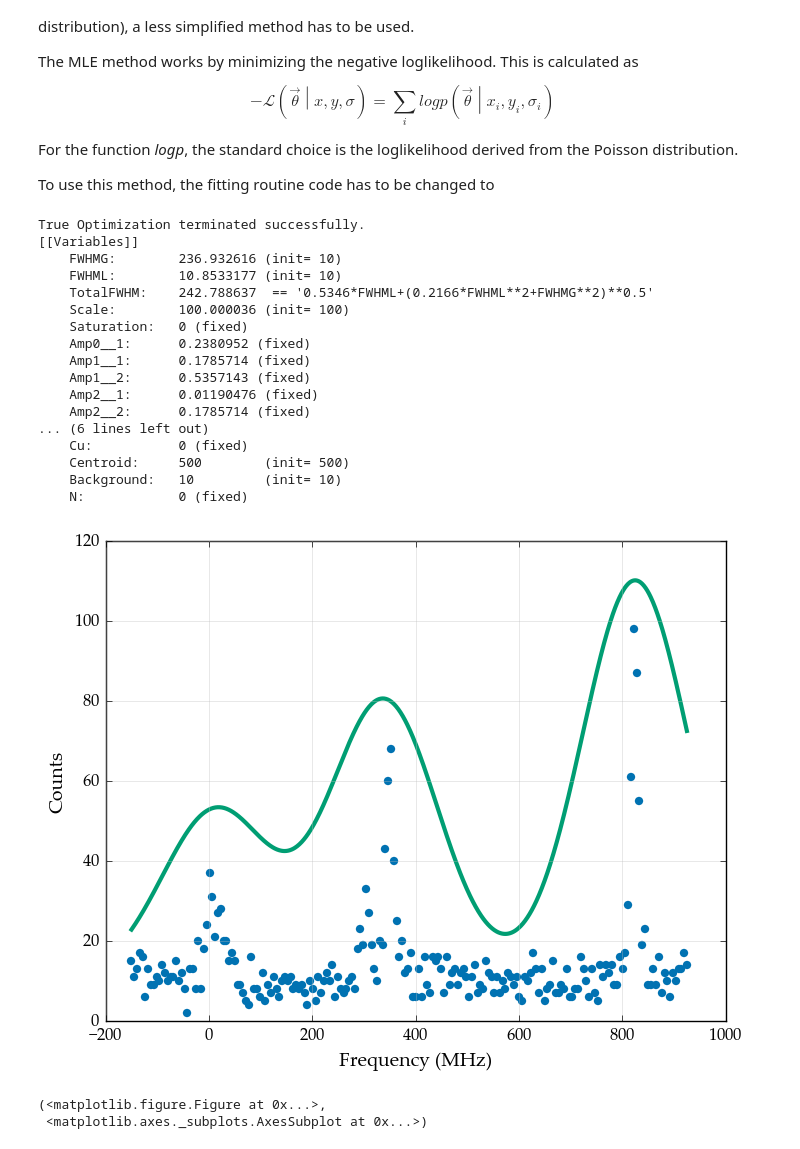
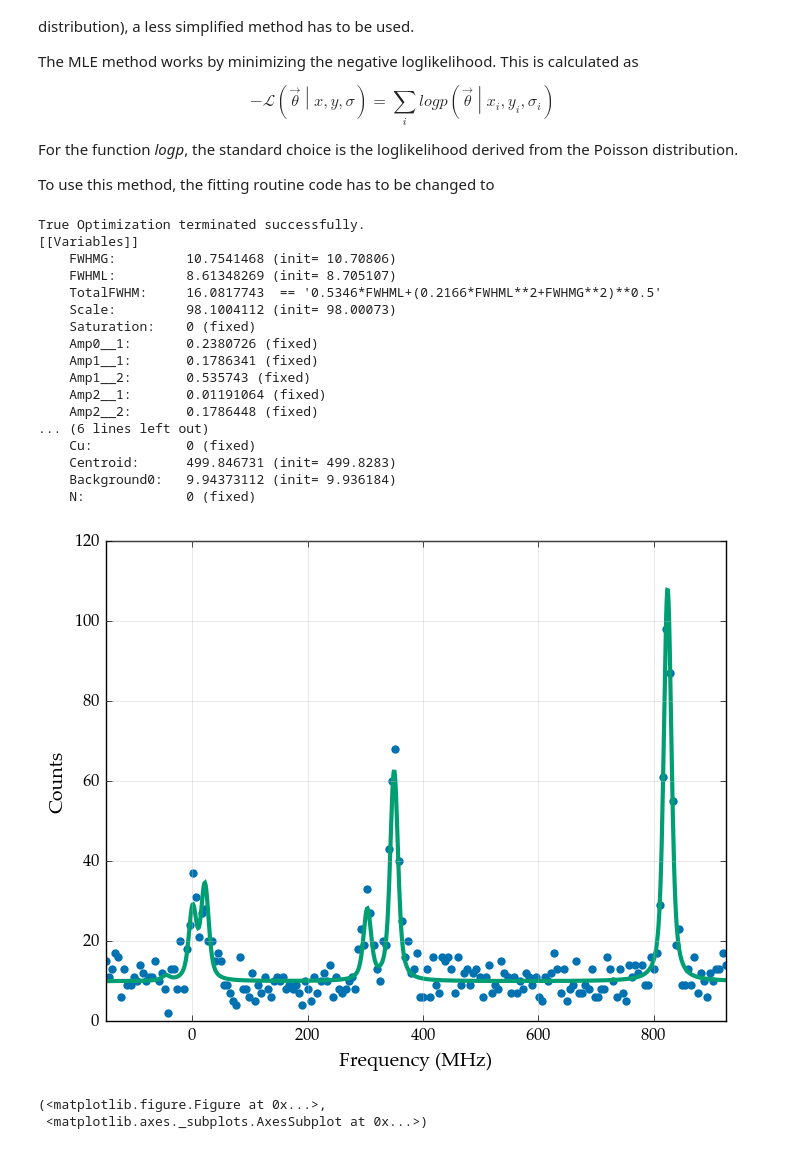
Before and after one commit to woutergins/satlas, a Jupyter notebook: doc/source/tutorials/fittingroutines_2.ipynb, the cells around one changed output. Saved outputs shown, nothing was run; the diff lists cells and outputs as text; code cells hidden in the pictures.

```diff
--- a/doc/source/tutorials/fittingroutines_2.ipynb
+++ b/doc/source/tutorials/fittingroutines_2.ipynb
@@ -29,7 +29,7 @@ fwhm = [10, 10]
 centroid = 500
 scale = 100
 
-basemodel = s.HFSModel(I, J, ABC, centroid, fwhm=fwhm, scale=scale, background=10, use_saturation=False, use_racah=True)
+basemodel = s.HFSModel(I, J, ABC, centroid, fwhm=fwhm, scale=scale, background_params=[10], use_saturation=False, use_racah=True)
 
 frequency_range = (min(basemodel.locations) - 100, max(basemodel.locations) + 100)
 frequency_range = np.linspace(frequency_range[0], frequency_range[1], 200)
@@ -41,6 +41,7 @@ print(success)
 print(message)
 print('')
 basemodel.display_chisquare_fit(show_correl=False)
+basemodel.plot(x=frequency_range, y=data)
 # %% [output]
 True
 Tolerance seems to be too small.
@@ -99,29 +107,29 @@ For the function *logp*, the standard choice is the loglikelihood derived from t
 
 To use this method, the fitting routine code has to be changed to
 # %%
-basemodel = s.HFSModel(I, J, ABC, centroid, fwhm=fwhm, scale=scale, background=10, use_saturation=False, use_racah=True)
+basemodel = s.HFSModel(I, J, ABC, centroid, fwhm=fwhm, scale=scale, background_params=[10], use_saturation=False, use_racah=True)
 success, message = s.likelihood_fit(basemodel, frequency_range, data)
 print(success, message)
 basemodel.display_mle_fit(show_correl=False)
 basemodel.plot(x=frequency_range, y=data)
 # %% [output]
 True Optimization terminated successfully.
 [[Variables]]
-    FWHMG:        236.932616 (init= 10)
-    FWHML:        10.8533177 (init= 10)
-    TotalFWHM:    242.788637  == '0.5346*FWHML+(0.2166*FWHML**2+FWHMG**2)**0.5'
-    Scale:        100.000036 (init= 100)
-    Saturation:   0 (fixed)
-    Amp0__1:      0.2380952 (fixed)
-    Amp1__1:      0.1785714 (fixed)
-    Amp1__2:      0.5357143 (fixed)
-    Amp2__1:      0.01190476 (fixed)
-    Amp2__2:      0.1785714 (fixed)
+    FWHMG:         10.7541468 (init= 10.70806)
+    FWHML:         8.61348269 (init= 8.705107)
+    TotalFWHM:     16.0817743  == '0.5346*FWHML+(0.2166*FWHML**2+FWHMG**2)**0.5'
+    Scale:         98.1004112 (init= 98.00073)
+    Saturation:    0 (fixed)
+    Amp0__1:       0.2380726 (fixed)
+    Amp1__1:       0.1786341 (fixed)
+    Amp1__2:       0.535743 (fixed)
+    Amp2__1:       0.01191064 (fixed)
+    Amp2__2:       0.1786448 (fixed)
 ... (6 lines left out)
-    Cu:           0 (fixed)
-    Centroid:     500        (init= 500)
-    Background:   10         (init= 10)
-    N:            0 (fixed)
+    Cu:            0 (fixed)
+    Centroid:      499.846731 (init= 499.8283)
+    Background0:   9.94373112 (init= 9.936184)
+    N:             0 (fixed)
-[figure, old version]
+[figure, new version]
 (<matplotlib.figure.Figure at 0x...>,
  <matplotlib.axes._subplots.AxesSubplot at 0x...>)
```
Also changed, not shown: parts of 2 cells of this notebook, 29 other files.
